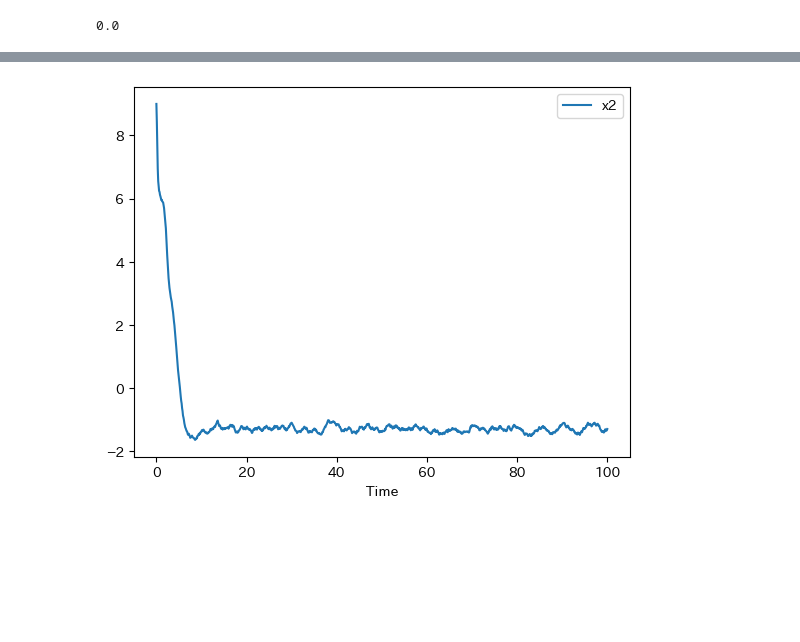
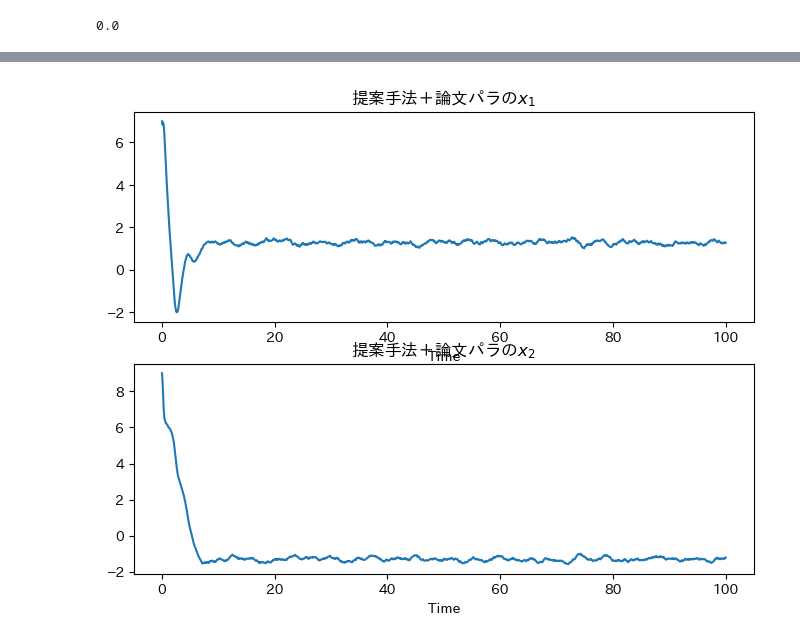
Before and after one commit to gomi-kuzu/model_base_deep, a Jupyter notebook: work/Origin/numerical_experiment_for_trigger_controller.ipynb, the cells around one changed output, grey strips where cells are left out. Drawn from its saved outputs; the diff is of its cells as text; code cells hidden in the pictures; blank space fills up the shorter version.

```diff
--- a/work/Origin/numerical_experiment_for_trigger_controller.ipynb
+++ b/work/Origin/numerical_experiment_for_trigger_controller.ipynb
@@ -73,13 +79,5 @@ def get_ivent_trigger(x, x_hat, L0, L1, L2):
 # %%
-def get_test_response():
-    K = jnp.array([0.0196, -0.837])
-    L0 = -1.6522
-    L1 = jnp.array([ -0.218, -0.0347, -0.5838, -0.3667])
-    L2 = jnp.array([[-0.0940, -0.2975, -0.8563, 0.3702],
-                    [-0.2975, 0.8026, 0.2669, -0.1481],
-                    [-0.8563, 0.2669, -0.7348, -0.0067],
-                    [0.3702, -0.1481, -0.0067, -0.3706]])
-
+def get_response(K, L0, L1, L2, seeds):
     xs = np.zeros((2,step_num))
     trgs = np.zeros(step_num)
     xs[:,0] = init_x
@@ -100,7 +98,15 @@ def get_test_response():
             x = jnp.copy(act_x)
     return xs, trgs
 # %%
-xs, trgs = get_test_response()
+K = jnp.array([0.0196, -0.837])
+L0 = -1.6522
+L1 = jnp.array([ -0.218, -0.0347, -0.5838, -0.3667])
+L2 = jnp.array([[-0.0940, -0.2975, -0.8563, 0.3702],
+                [-0.2975, 0.8026, 0.2669, -0.1481],
+                [-0.8563, 0.2669, -0.7348, -0.0067],
+                [0.3702, -0.1481, -0.0067, -0.3706]])
+
+xs, trgs = get_response(K, L0, L1, L2, seeds)
 df2 = pd.DataFrame()
 df2["Time"] = ts
 df2["x1"] = xs[0,:]
@@ -116,5 +118,11 @@ df2.plot("Time", "x1");
 # %%
-df2.plot("Time", "x2");
+fig = plt.figure(figsize=(8,6))
+ax1 = fig.add_subplot(2, 1, 1)
+ax2 = fig.add_subplot(2, 1, 2)
+df2.plot(ax = ax1, x = "Time", y = "x1", legend=False)
+ax1.set_title("提案手法＋論文パラの$x_1$")
+df2.plot(ax = ax2, x = "Time", y = "x2", legend=False)
+ax2.set_title("提案手法＋論文パラの$x_2$");
 # %% [output]
-[figure, old version]
+[figure, new version]
 # %%
```
Also changed, not shown: parts of 16 cells of this notebook.
